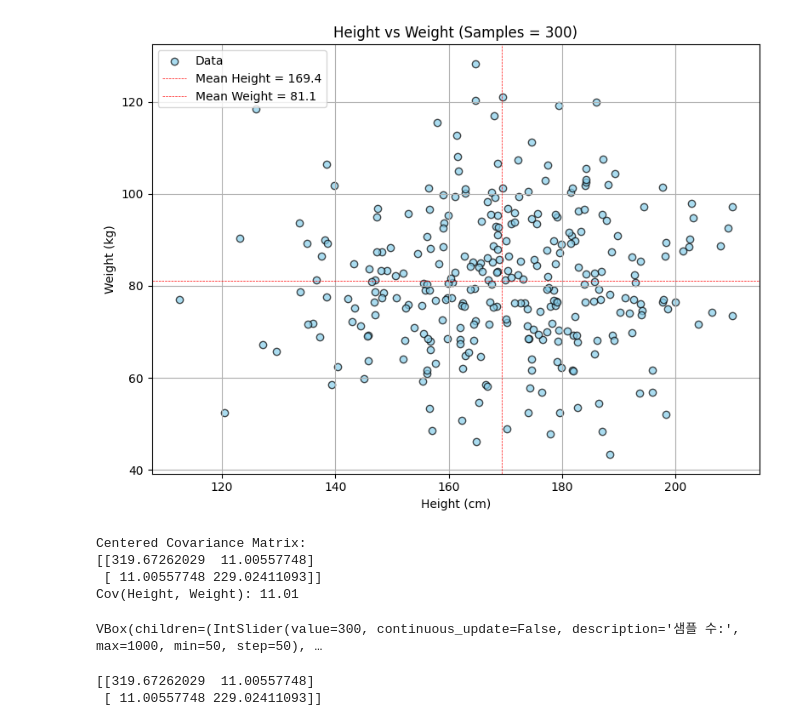
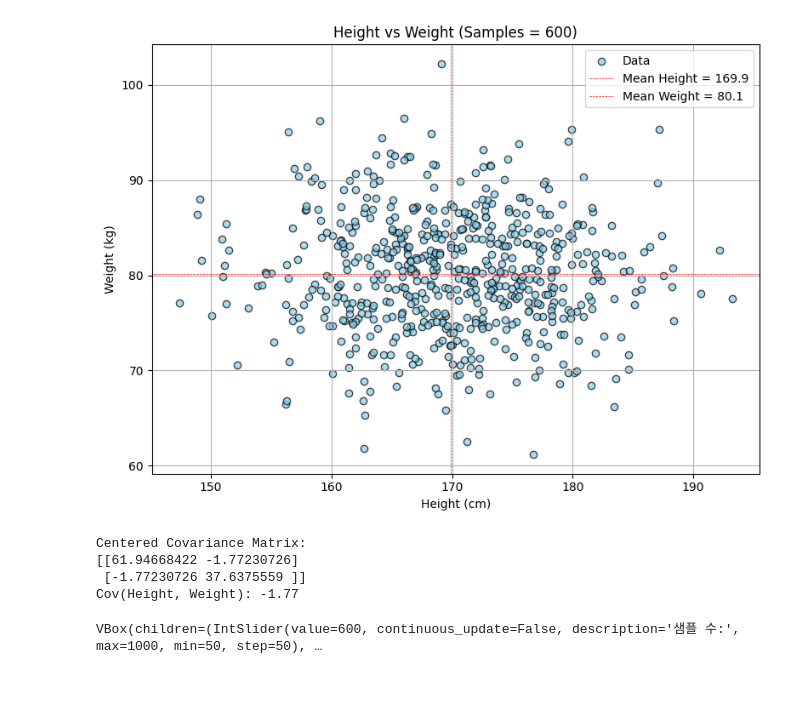
Before and after one commit to Navifra-Denny/01_linear_algebra, a Jupyter notebook: 02.covariance_matrix/jupyter_notebook/cov_matrix.ipynb, the cells around one changed output. Saved outputs shown, nothing was run; the diff lists cells and outputs as text; code cells hidden in the pictures; blank space fills up the shorter version.

```diff
--- a/02.covariance_matrix/jupyter_notebook/cov_matrix.ipynb
+++ b/02.covariance_matrix/jupyter_notebook/cov_matrix.ipynb
@@ -21,8 +21,10 @@ def generate_clipped_gaussian(mean, std, min_val, max_val, size):
 def generate_and_plot(_=None):  # 버튼 눌렸을 때 실행
     global heights, weights, cov_matrix
     num_samples = sample_slider.value
-    heights = generate_clipped_gaussian(170, 17, 0, 210, num_samples)
-    weights = generate_clipped_gaussian(80, 16, 40, 150, num_samples)
+    height_std = height_std_slider.value
+    weight_std = weight_std_slider.value
+    heights = generate_clipped_gaussian(170, height_std, 70, 270, num_samples)
+    weights = generate_clipped_gaussian(80, weight_std, 20, 140, num_samples)
 
     # 평균 계산
     height_avg = np.mean(heights)
@@ -61,37 +63,50 @@ def generate_and_plot(_=None):  # 버튼 눌렸을 때 실행
 # %%
 
 # ======= 정수 슬라이더 =======
 sample_slider = widgets.IntSlider(
     value=300,
     min=50,
     max=1000,
     step=50,
     description='샘플 수:',
     continuous_update=False
 )
 
+# ======= float 슬라이더 =======
+height_std_slider = widgets.FloatSlider(
+    value=3.0,
+    min=0.0,
+    max=33.0,
+    step=1.0,
+    description='heights std (m):',
+    continuous_update=True
+)
+# ======= float 슬라이더 =======
+weight_std_slider = widgets.FloatSlider(
+    value=3.0,
+    min=0.0,
+    max=20.0,
+    step=1.0,
+    description='weights std (m):',
+    continuous_update=True
+)
 # ======= 새로 고침 버튼 =======
 refresh_button = widgets.Button(description="🔁 새로 고침")
 refresh_button.on_click(generate_and_plot)
 
 # ======= UI 묶어서 표시 =======
-ui_box = widgets.VBox([sample_slider, refresh_button])
+ui_box = widgets.VBox([sample_slider, height_std_slider, weight_std_slider, refresh_button])
 display(ui_box)
 
 # ======= 초기 실행 =======
 generate_and_plot()
 # %% [output]
-[figure, old version]
+[figure, new version]
 Centered Covariance Matrix:
-[[319.67262029  11.00557748]
- [ 11.00557748 229.02411093]]
-Cov(Height, Weight): 11.01
+[[61.94668422 -1.77230726]
+ [-1.77230726 37.6375559 ]]
+Cov(Height, Weight): -1.77
-VBox(children=(IntSlider(value=300, continuous_update=False, description='샘플 수:', max=1000, min=50, step=50), …
+VBox(children=(IntSlider(value=600, continuous_update=False, description='샘플 수:', max=1000, min=50, step=50), …
-# %%
-print(cov_matrix)
-# %% [output]
-[[319.67262029  11.00557748]
- [ 11.00557748 229.02411093]]
 # %%
 def visualize_covariance_transform(cov_matrix):
     # 조건1: 단위 원 위에 점 뿌리기 (16개)
```
Also changed, not shown: parts of 2 cells of this notebook.
